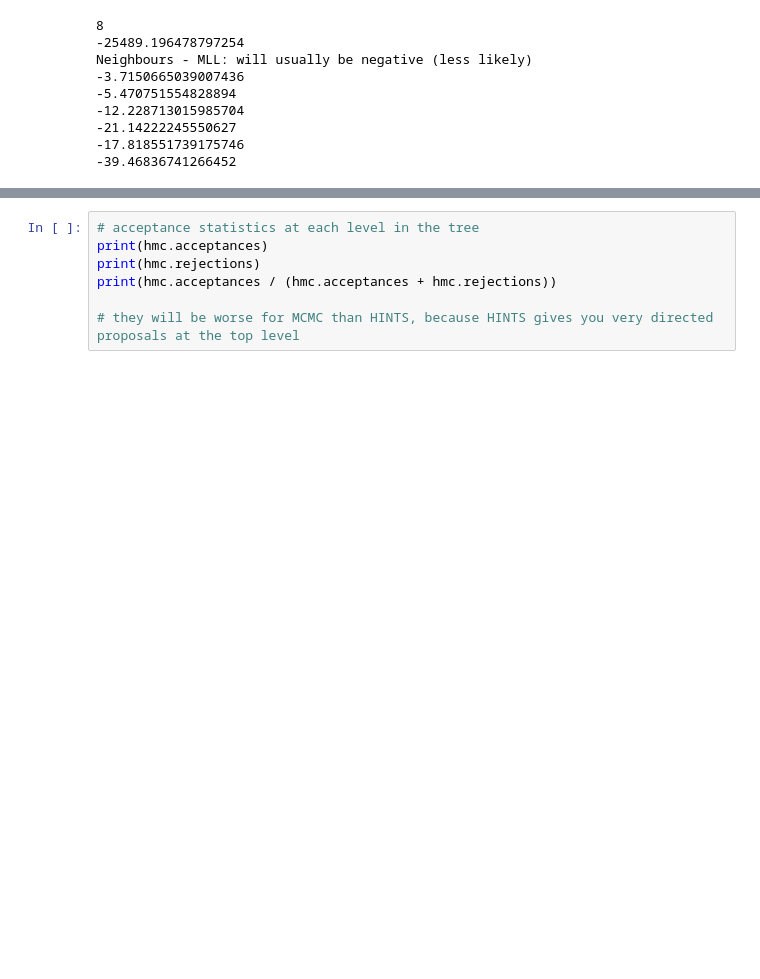
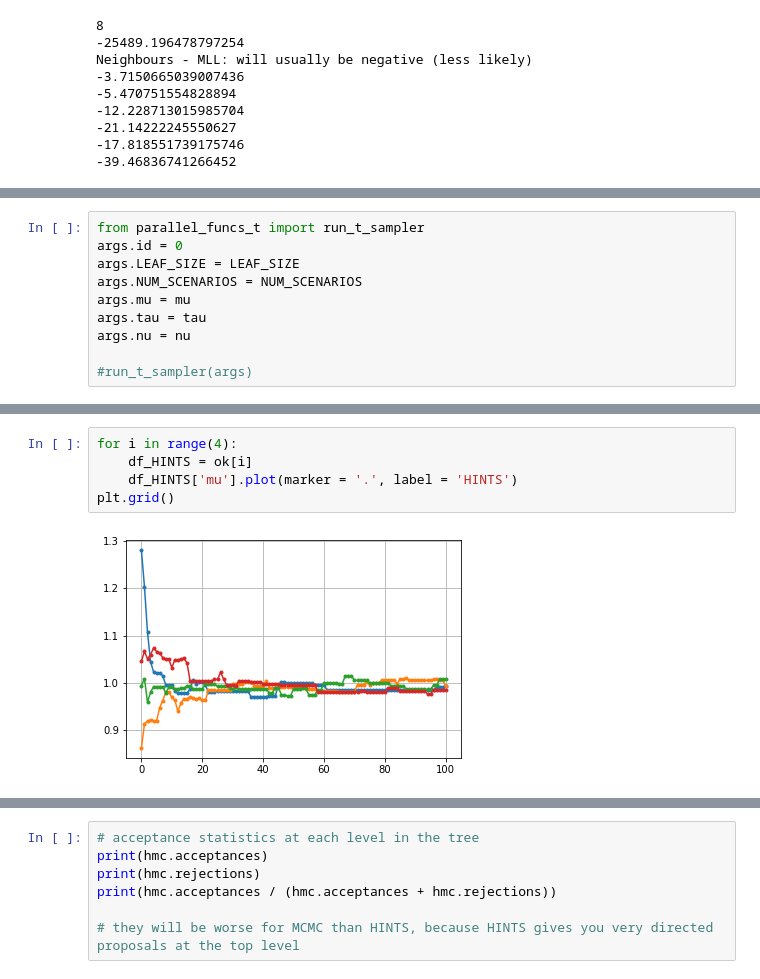
Before and after one commit to mjstrens/HINTS, a Jupyter notebook: HINTS_Student_t.ipynb, the cells around one changed output, grey strips where cells are left out. Cells and saved outputs as stored; diff of their text form; blank space fills up the shorter version.

```diff
--- a/HINTS_Student_t.ipynb
+++ b/HINTS_Student_t.ipynb
@@ -221,0 +149,10 @@ for tstep in range(iterations):
+# %%
+from parallel_funcs_t import run_t_sampler
+args.id = 0
+args.LEAF_SIZE = LEAF_SIZE
+args.NUM_SCENARIOS = NUM_SCENARIOS
+args.mu = mu
+args.tau = tau
+args.nu = nu
+
+#run_t_sampler(args)
@@ -221,0 +265,7 @@ for tstep in range(iterations):
+# %%
+for i in range(4):
+    df_HINTS = ok[i]
+    df_HINTS['mu'].plot(marker = '.', label = 'HINTS')
+plt.grid()
+# %% [output]
+[figure, added]
```
Also changed, not shown: parts of 22 cells of this notebook, 5 other files.
